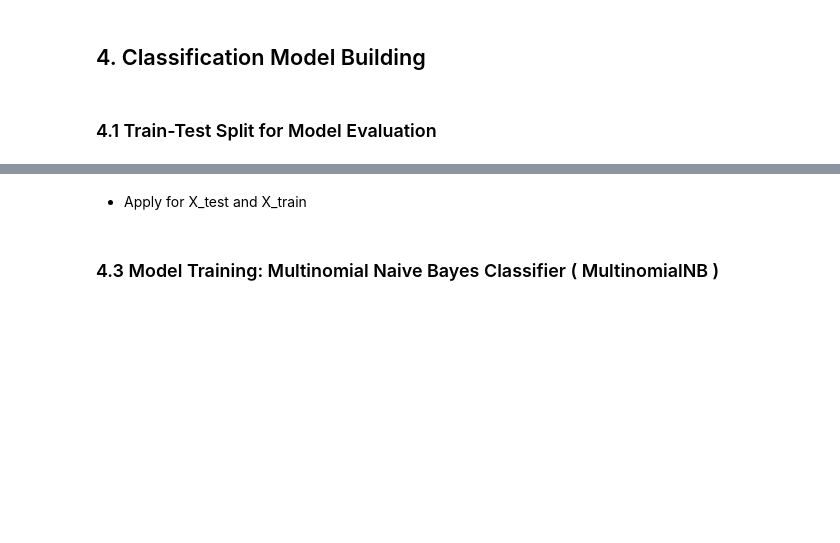
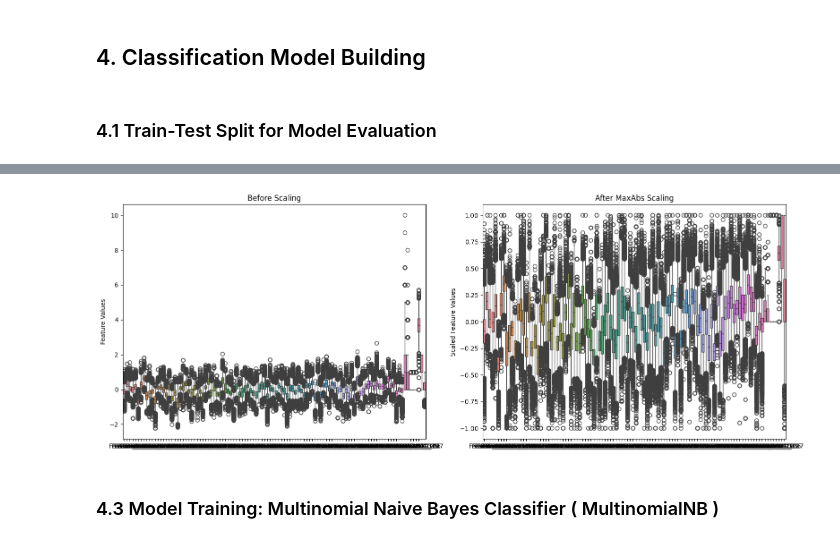
Before and after one commit to kimhonggithub/Mini-Project-2-Text-Classification, a Jupyter notebook: text_classification.ipynb, the cells around one changed output, grey strips where cells are left out. Cells and saved outputs as stored; diff of their text form; code cells hidden in the pictures; blank space fills up the shorter version.

Commit message:
apply scalling and embeding words

```diff
--- a/text_classification.ipynb
+++ b/text_classification.ipynb
@@ -412,4 +414,4 @@ df['sentiment_score'] = df['cleaned_review_text'].apply(calculate_sentiment_scor
 # %% [markdown]
 ### 4.1 Train-Test Split for Model Evaluation
 # %%
-X = df.drop('Label', axis=1)
+df = df.drop('Reviews',axis=1)
@@ -415,0 +423,3 @@ X = df.drop('Label', axis=1)
+# %%
+y = df['Label']
+X = df.drop(columns=['Label'],axis=1)
@@ -445,2 +444,0 @@ tf_idf_vectorizer = TfidfVectorizer()
-# %% [markdown]
-+ Apply for X_test and X_train
@@ -453,3 +445,40 @@ X_test_with_tfidf_vec= pd.concat([pd.DataFrame(X_test_tf_idf_vect.toarray(), col
+# %%
+import matplotlib.pyplot as plt
+import seaborn as sns
+from sklearn.preprocessing import MaxAbsScaler
+
+scaler = MaxAbsScaler()
+
+# Fit and transform the training data
+X_train_scaled = scaler.fit_transform(X_train)
+
+# Convert the sparse matrix to a dense array for visualization
+X_train_dense = X_train.toarray()
+X_train_scaled_dense = X_train_scaled.toarray()
+
+# Create a DataFrame for better visualization (optional)
+columns = [f'Feature_{i}' for i in range(X_train_dense.shape[1])]
+X_train_df = pd.DataFrame(data=X_train_dense, columns=columns)
+X_train_scaled_df = pd.DataFrame(data=X_train_scaled_dense, columns=columns)
+# %%
+
+# Plot side-by-side boxplots
+plt.figure(figsize=(16, 6))
+
+plt.subplot(1, 2, 1)
+sns.boxplot(data=X_train_df, orient='v')
+plt.title('Before Scaling')
+plt.ylabel('Feature Values')
+
+plt.subplot(1, 2, 2)
+sns.boxplot(data=X_train_scaled_df, orient='v')
+plt.title('After MaxAbs Scaling')
+plt.ylabel('Scaled Feature Values')
+
+plt.tight_layout()
+plt.show()
+# %% [output]
+[figure, added]
 # %% [markdown]
 ### 4.3 Model Training: Multinomial Naive Bayes Classifier ( MultinomialNB )
 # %% [markdown]
```
Also changed, not shown: parts of 71 cells of this notebook.
